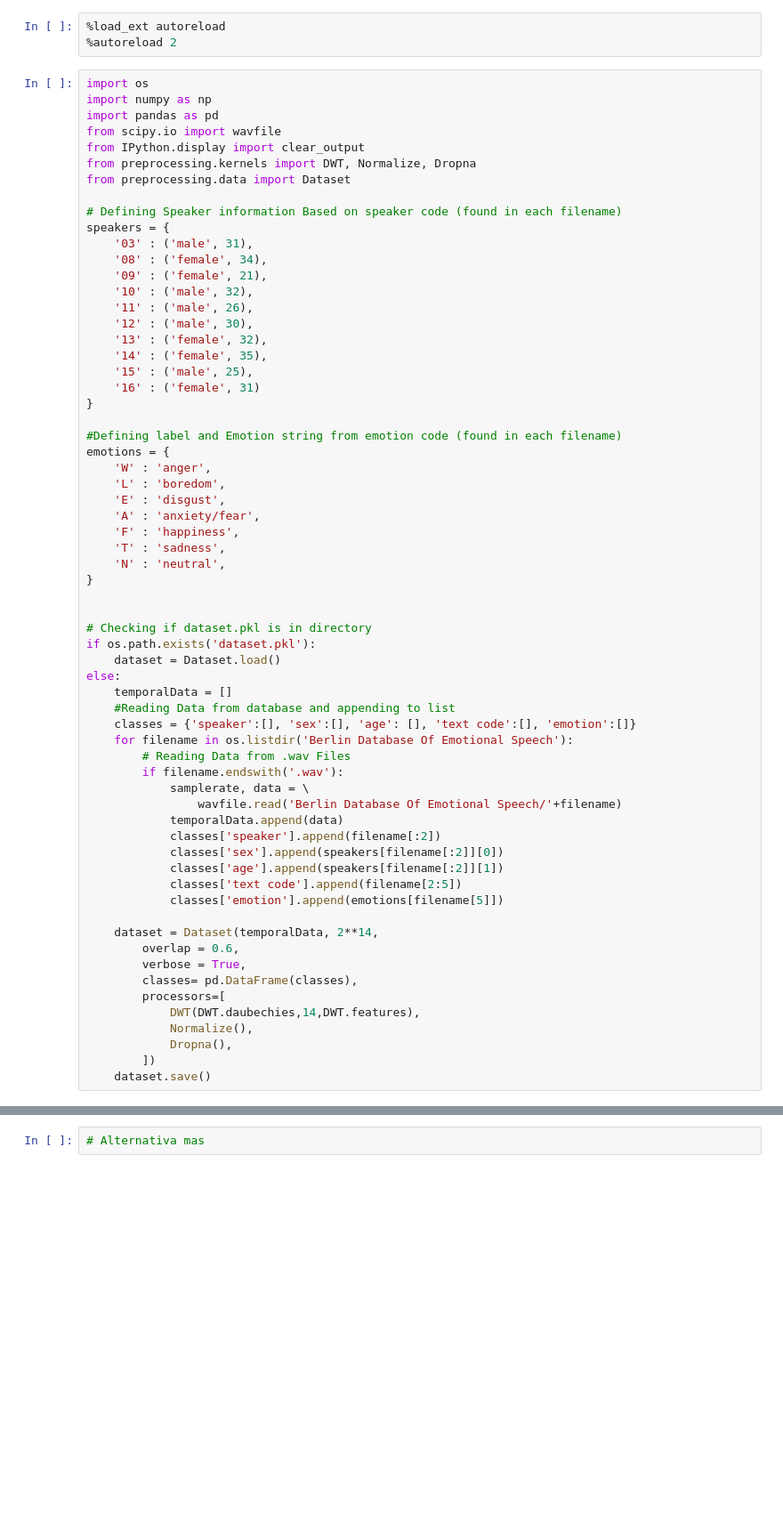
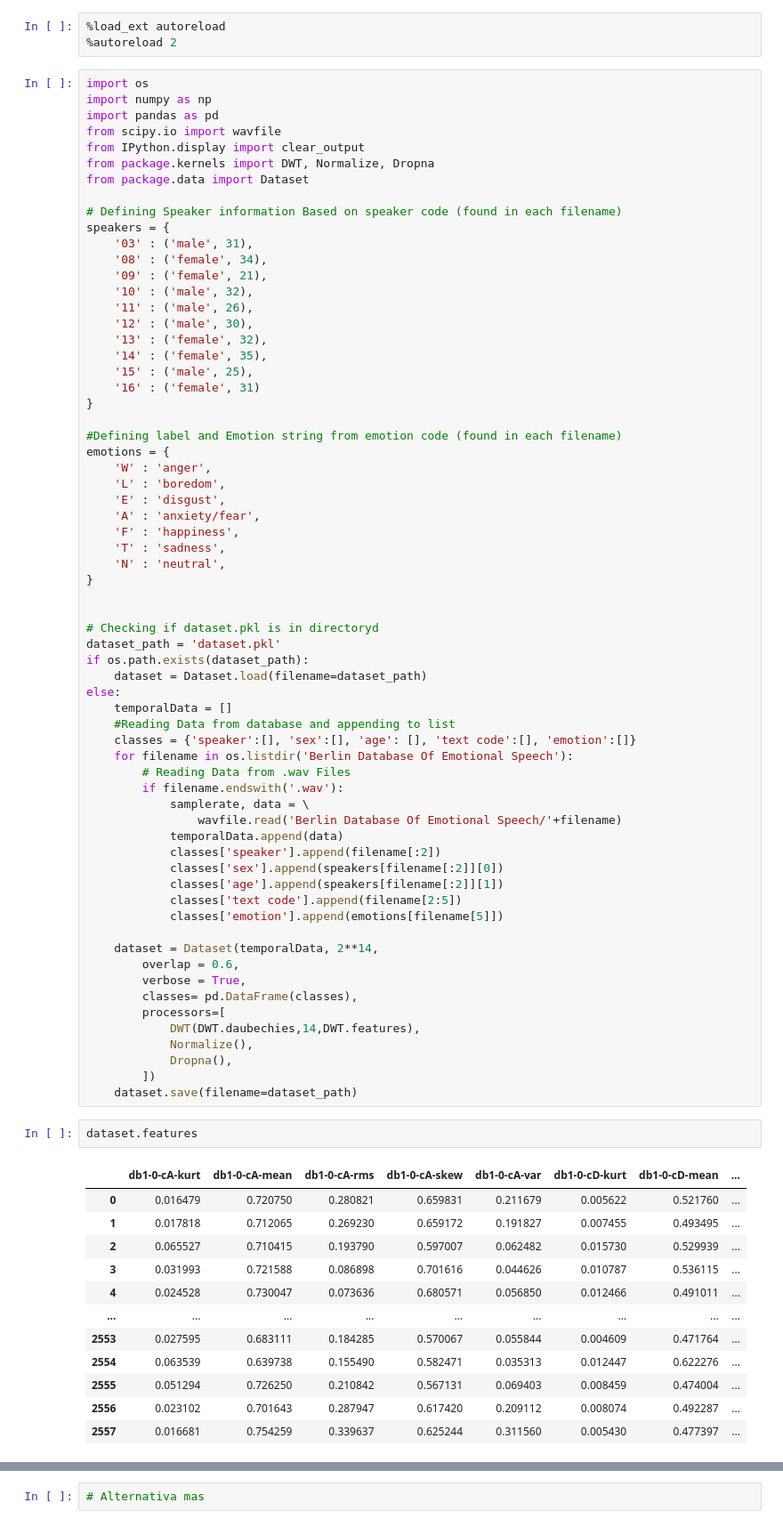
Before and after one commit to arestrepo99/EmotionSystem, a Jupyter notebook: testing_notebook.ipynb, the cells around one changed output, grey strips where cells are left out. Shown at 89% size. Cells and saved outputs as stored; diff of their text form; blank space fills up the shorter version.

Commit message:
Added pac, umap, improved DWT and Dataset

```diff
--- a/testing_notebook.ipynb
+++ b/testing_notebook.ipynb
@@ -7,8 +7,8 @@ import numpy as np
 import pandas as pd
 from scipy.io import wavfile
 from IPython.display import clear_output
-from preprocessing.kernels import DWT, Normalize, Dropna
-from preprocessing.data import Dataset
+from package.kernels import DWT, Normalize, Dropna
+from package.data import Dataset
 
 # Defining Speaker information Based on speaker code (found in each filename)
 speakers = {
@@ -36,9 +36,10 @@ emotions = {
 }
 
 
-# Checking if dataset.pkl is in directory
-if os.path.exists('dataset.pkl'):
-    dataset = Dataset.load()
+# Checking if dataset.pkl is in directoryd
+dataset_path = 'dataset.pkl'
+if os.path.exists(dataset_path):
+    dataset = Dataset.load(filename=dataset_path)
 else:
     temporalData = []
     #Reading Data from database and appending to list
@@ -64,4 +65,19 @@ else:
             Normalize(),
             Dropna(),
         ])
-    dataset.save()
+    dataset.save(filename=dataset_path)
+# %%
+dataset.features
+# %% [output]
+|  | db1-0-cA-kurt | db1-0-cA-mean | db1-0-cA-rms | db1-0-cA-skew | db1-0-cA-var | db1-0-cD-kurt | db1-0-cD-mean | ... |
+| 0 | 0.016479 | 0.720750 | 0.280821 | 0.659831 | 0.211679 | 0.005622 | 0.521760 | ... |
+| 1 | 0.017818 | 0.712065 | 0.269230 | 0.659172 | 0.191827 | 0.007455 | 0.493495 | ... |
+| 2 | 0.065527 | 0.710415 | 0.193790 | 0.597007 | 0.062482 | 0.015730 | 0.529939 | ... |
+| 3 | 0.031993 | 0.721588 | 0.086898 | 0.701616 | 0.044626 | 0.010787 | 0.536115 | ... |
+| 4 | 0.024528 | 0.730047 | 0.073636 | 0.680571 | 0.056850 | 0.012466 | 0.491011 | ... |
+| ... | ... | ... | ... | ... | ... | ... | ... | ... |
+| 2553 | 0.027595 | 0.683111 | 0.184285 | 0.570067 | 0.055844 | 0.004609 | 0.471764 | ... |
+| 2554 | 0.063539 | 0.639738 | 0.155490 | 0.582471 | 0.035313 | 0.012447 | 0.622276 | ... |
+| 2555 | 0.051294 | 0.726250 | 0.210842 | 0.567131 | 0.069403 | 0.008459 | 0.474004 | ... |
+| 2556 | 0.023102 | 0.701643 | 0.287947 | 0.617420 | 0.209112 | 0.008074 | 0.492287 | ... |
+| 2557 | 0.016681 | 0.754259 | 0.339637 | 0.625244 | 0.311560 | 0.005430 | 0.477397 | ... |
```
Also changed, not shown: parts of 4 cells of this notebook, 17 other files.
